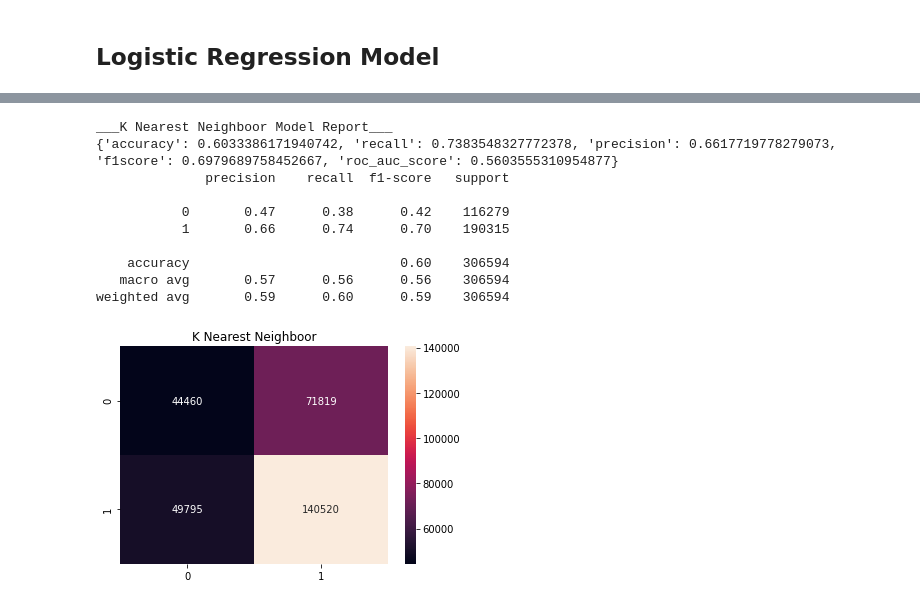
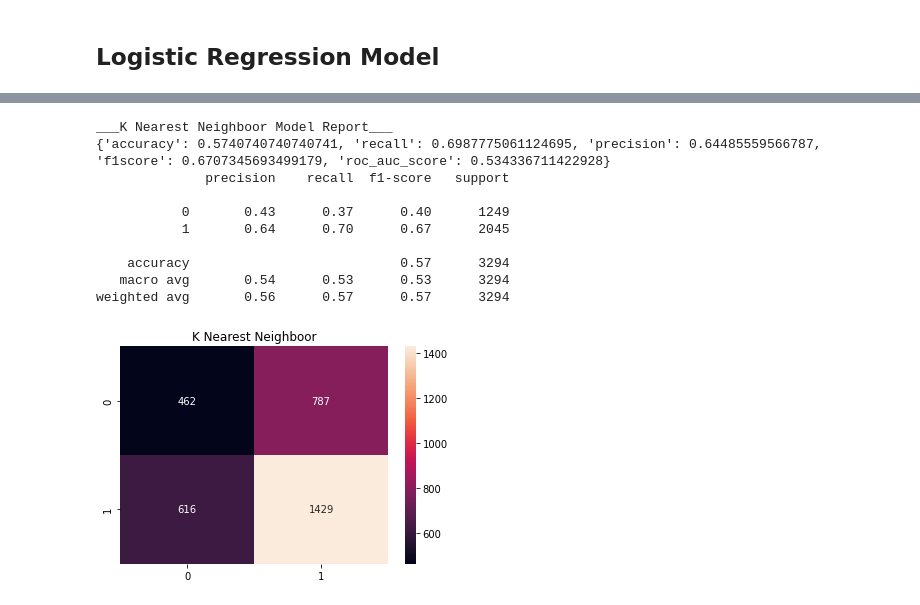
Before and after one commit to Ducthinh2603/IBM_Machine_Learning_Spec, a Jupyter notebook: Course_3_SML_Classification/6. Assignment/covid19_course2.ipynb, the cells around one changed output, grey strips where cells are left out. Saved outputs shown, nothing was run; the diff lists cells and outputs as text; code cells hidden in the pictures.

```diff
--- a/Course_3_SML_Classification/6. Assignment/covid19_course2.ipynb
+++ b/Course_3_SML_Classification/6. Assignment/covid19_course2.ipynb
@@ -188,16 +191,11 @@ Name: CLASIFFICATION_FINAL, dtype: float64
 feature_cols = df.columns[df.columns != 'CLASIFFICATION_FINAL']
 
 strat_shuf_split = StratifiedShuffleSplit(n_splits=1,
-                                          test_size=0.3,
+                                          test_size=1010997,
                                           random_state=7)
 
-train_idx, test_idx = next(strat_shuf_split.split(df[feature_cols], df.CLASIFFICATION_FINAL))
+new_df_ind, _ = next(strat_shuf_split.split(df[feature_cols], df.CLASIFFICATION_FINAL))
 
 # Create the dataframes
-train_set = df.iloc[train_idx]
-test_set = df.iloc[test_idx]
-X_train = train_set[feature_cols]
-y_train = train_set['CLASIFFICATION_FINAL']
-
-X_test  = test_set[feature_cols]
-y_test  = test_set['CLASIFFICATION_FINAL']
+new_df = df.iloc[new_df_ind]
+new_df.shape
@@ -203,0 +204,12 @@ y_test  = test_set['CLASIFFICATION_FINAL']
+# %%
+strat_shuf_split = StratifiedShuffleSplit(n_splits=1,
+                                          test_size=0.3,
+                                          random_state=7)
+train_idx, test_idx = next(strat_shuf_split.split(new_df[feature_cols], new_df.CLASIFFICATION_FINAL))
+train_set = new_df.iloc[train_idx]
+test_set = new_df.iloc[test_idx]
+X_train = train_set[feature_cols]
+y_train = train_set['CLASIFFICATION_FINAL']
+
+X_test  = test_set[feature_cols]
+y_test  = test_set['CLASIFFICATION_FINAL']
@@ -277,18 +274,18 @@ importance_feature.sort_values(by=["coef"])
 # %%
-knn = KNeighborsClassifier(weights='distance', n_neighbors=5)
-# param_grid = {
-#     "n_neighbors": [i for i in range(5, 9, 2)]
-# }
-knn_model = general_report(knn, name="K Nearest Neighboor", n_jobs=3)
+knn = KNeighborsClassifier(weights='distance')
+param_grid = {
+    "n_neighbors": [i for i in range(5, 49, 2)]
+}
+knn_model = general_report(knn, name="K Nearest Neighboor", n_jobs=3, cv=3)
 # %% [output]
 ___K Nearest Neighboor Model Report___
-{'accuracy': 0.6033386171940742, 'recall': 0.7383548327772378, 'precision': 0.6617719778279073, 'f1score': 0.6979689758452667, 'roc_auc_score': 0.5603555310954877}
+{'accuracy': 0.5740740740740741, 'recall': 0.6987775061124695, 'precision': 0.64485559566787, 'f1score': 0.6707345693499179, 'roc_auc_score': 0.534336711422928}
               precision    recall  f1-score   support
 
-           0       0.47      0.38      0.42    116279
-           1       0.66      0.74      0.70    190315
+           0       0.43      0.37      0.40      1249
+           1       0.64      0.70      0.67      2045
 
-    accuracy                           0.60    306594
-   macro avg       0.57      0.56      0.56    306594
-weighted avg       0.59      0.60      0.59    306594
+    accuracy                           0.57      3294
+   macro avg       0.54      0.53      0.53      3294
+weighted avg       0.56      0.57      0.57      3294
-[figure, old version]
+[figure, new version]
```
Also changed, not shown: parts of 25 cells of this notebook, 2 other files.
